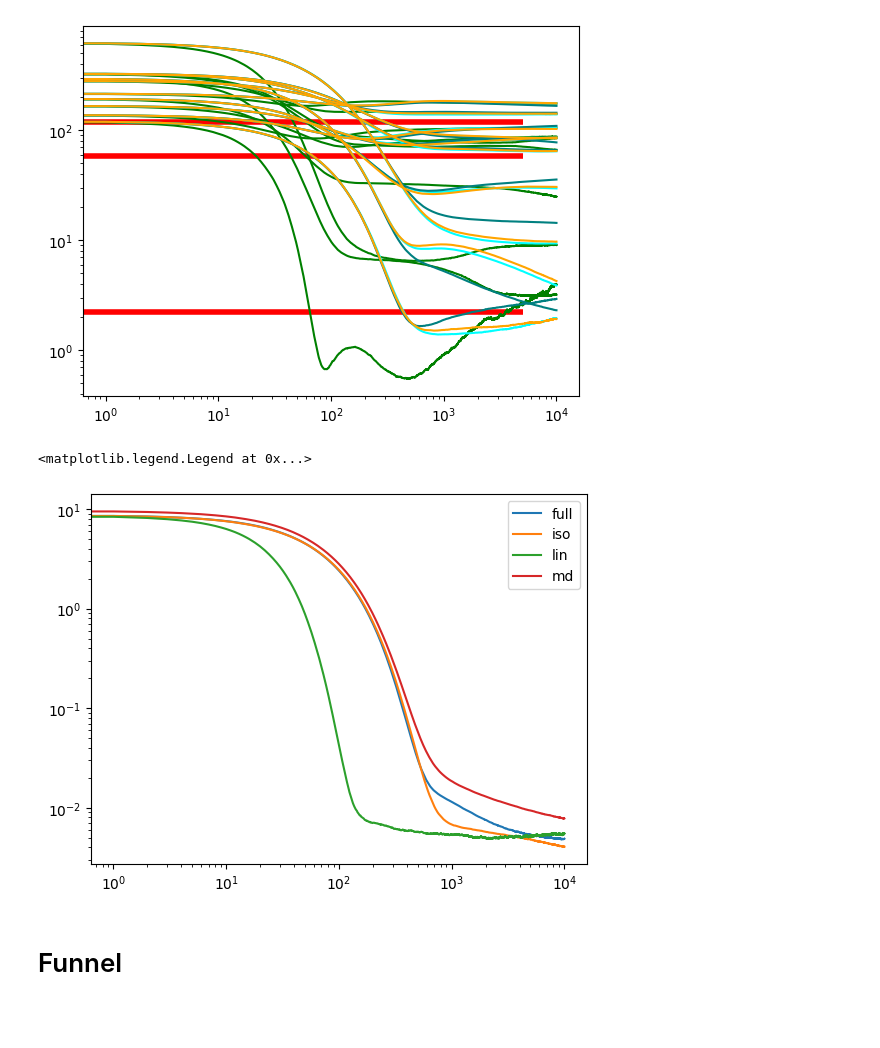
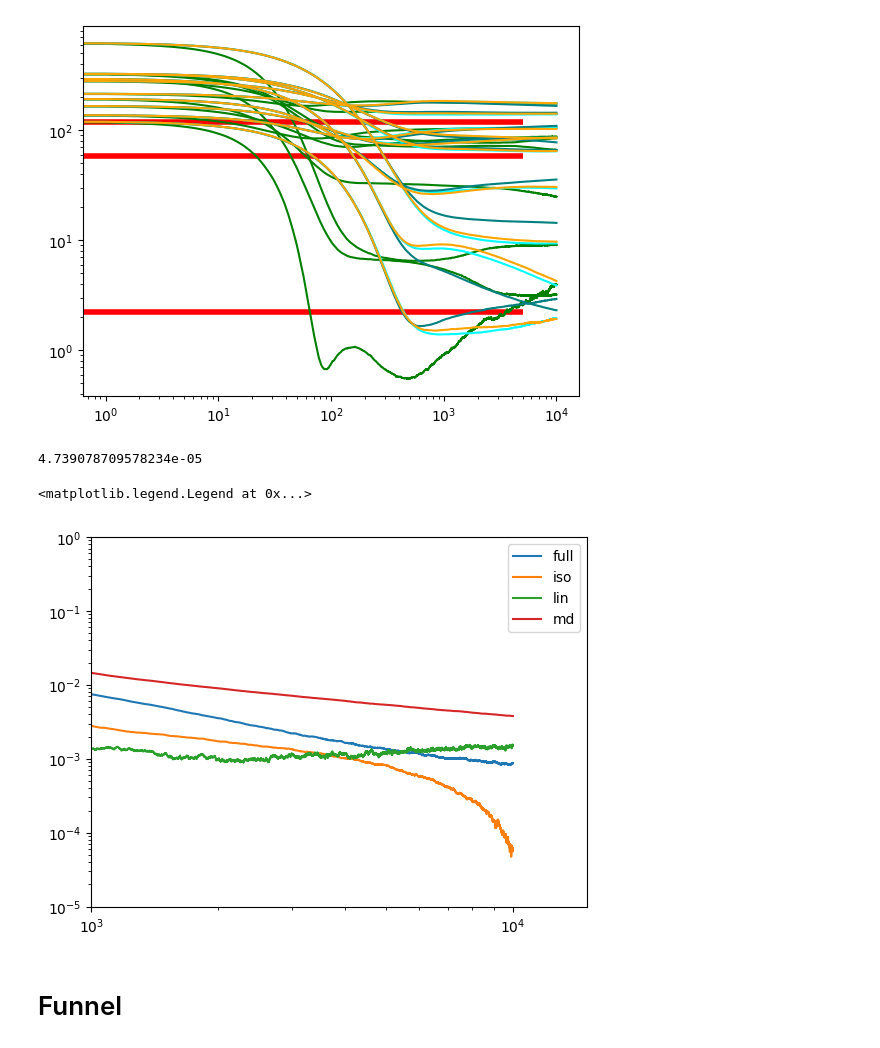
Before and after one commit to margueritetalamon/VI-MIG, a Jupyter notebook: fgmm.ipynb, the cells around one changed output. Cells and saved outputs as stored; diff of their text form; code cells hidden in the pictures; blank space fills up the shorter version.

```diff
--- a/fgmm.ipynb
+++ b/fgmm.ipynb
@@ -443,17 +443,22 @@ plt.loglog((vi_md.vgmm.get_means_evolution()**2).sum(axis = -1),  color = "orang
  <matplotlib.lines.Line2D at 0x...>,
  <matplotlib.lines.Line2D at 0x...>]
 [figure]
+# %%
+np.array(vi_iso.kls).min() + 0.001
+# %% [output]
+4.739078709578234e-05
 # %%
-z = 0.005
+z = 0.001
 plt.loglog(np.array(vi_full.kls)+z, label = "full")
 plt.loglog(np.array(vi_iso.kls)+z, label = "iso")
 plt.loglog(np.array(vi_lin.kls)+z, label = "lin")
 plt.loglog(np.array(vi_md.kls)+z, label = "md")
-plt.ylim()
+plt.ylim(0.00001, 1)
+plt.xlim(1000, 15000)
 plt.legend()
 # %% [output]
 <matplotlib.legend.Legend at 0x...>
-[figure, old version]
+[figure, new version]
 # %% [markdown]
 # Funnel
 # %%
```
Also changed, not shown: parts of 7 cells of this notebook, 3 other files.
